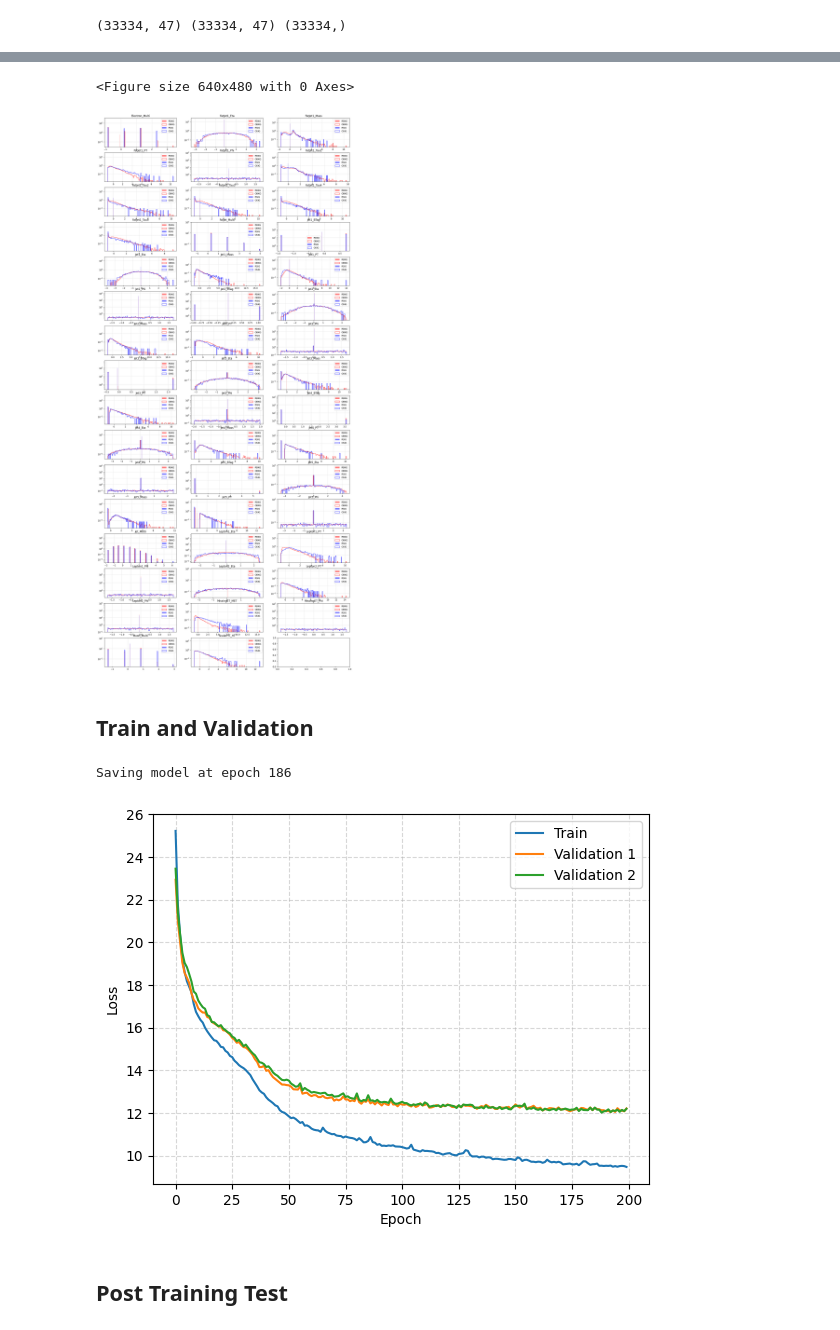
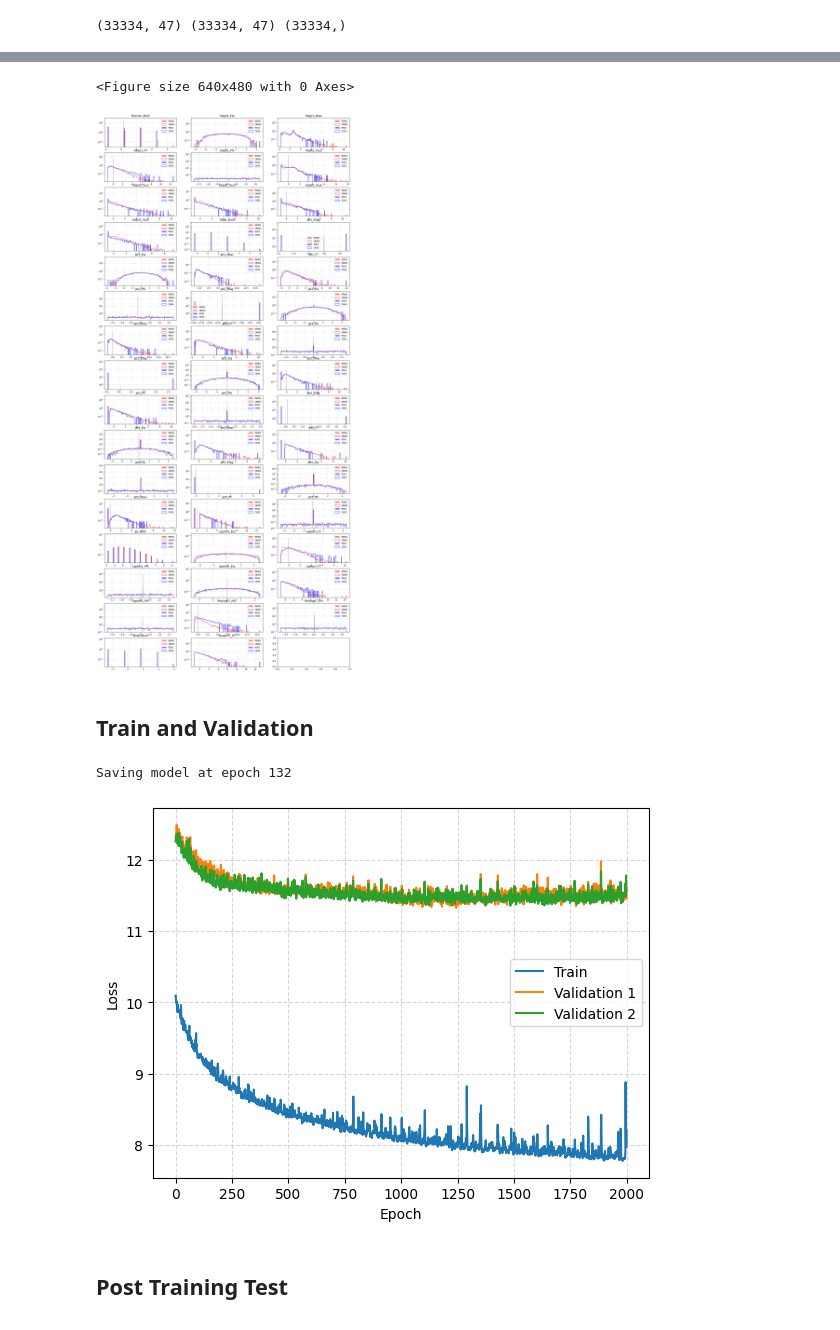
Before and after one commit to fabiocfabini/LIPInternship, a Jupyter notebook: new.ipynb, the cells around one changed output, grey strips where cells are left out. Cells and saved outputs as stored; diff of their text form; code cells hidden in the pictures.

```diff
--- a/new.ipynb
+++ b/new.ipynb
@@ -199,7 +199,7 @@ with torch.no_grad():
         w = w.to(device)
 
         x_rec = model(x)
-        loss = loss_fn(x_rec, x, w)
+        loss = torch.pow(x - x_rec, 2)
 
         x_orig.append(x)
         x_recs.append(x_rec)
@@ -207,7 +207,7 @@ with torch.no_grad():
 
 x_orig = torch.cat(x_orig).cpu().detach().numpy()
 x_recs = torch.cat(x_recs).cpu().detach().numpy()
-losses = torch.cat(losses).cpu().detach().numpy()
+losses = torch.cat(losses).sum(dim=1).cpu().detach().numpy()
 
 print(x_orig.shape, x_recs.shape, losses.shape)
 
@@ -258,7 +258,7 @@ for idx, feature in enumerate(features):
 plt.show()
 # %% [output]
 <Figure size 640x480 with 0 Axes>
-[figure, old version]
+[figure, new version]
 # %% [markdown]
 ## Train and Validation
 # %%
@@ -269,7 +269,7 @@ callback = EarlyStopping(tolerance=25)
 train_losses = []
 val_losses_1 = []
 val_losses_2 = []
-for epoch in range(200):
+for epoch in range(2000):
     model.train()
     train_epoch_loss = 0
     for batch, (X, _, w) in enumerate(train_loader):
@@ -302,35 +302,35 @@ for epoch in range(200):
                 val_epoch_loss_1 += loss.item()
             else:
                 val_epoch_loss_2 += loss.item()
 
     val_loss_1 = val_epoch_loss_1 / (len(val_loader) // 2)
     val_loss_2 = val_epoch_loss_2 / (len(val_loader) // 2)
 
     callback(val_loss_1)
     if callback.early_stop:
         print(f"Saving model at epoch {epoch}")
         torch.save(model.state_dict(), 'ae_model.pth')
     val_losses_1.append(val_loss_1)
 
     callback(val_loss_2)
     if callback.early_stop:
         print(f"Saving model at epoch {epoch}")
         torch.save(model.state_dict(), 'ae_model.pth')
     val_losses_2.append(val_loss_2)
 
     train_losses.append(train_loss)
 
 plt.plot(train_losses, label='Train')
 plt.plot(val_losses_1, label='Validation 1')
 plt.plot(val_losses_2, label='Validation 2')
 plt.grid(True, linestyle='--', alpha=0.5)
 plt.xlabel('Epoch')
 plt.ylabel('Loss')
 plt.legend()
 plt.show()
 # %% [output]
-Saving model at epoch 186
+Saving model at epoch 132
-[figure, old version]
+[figure, new version]
 # %% [markdown]
 ## Post Training Test
 # %%
```
Also changed, not shown: parts of 7 cells of this notebook.
